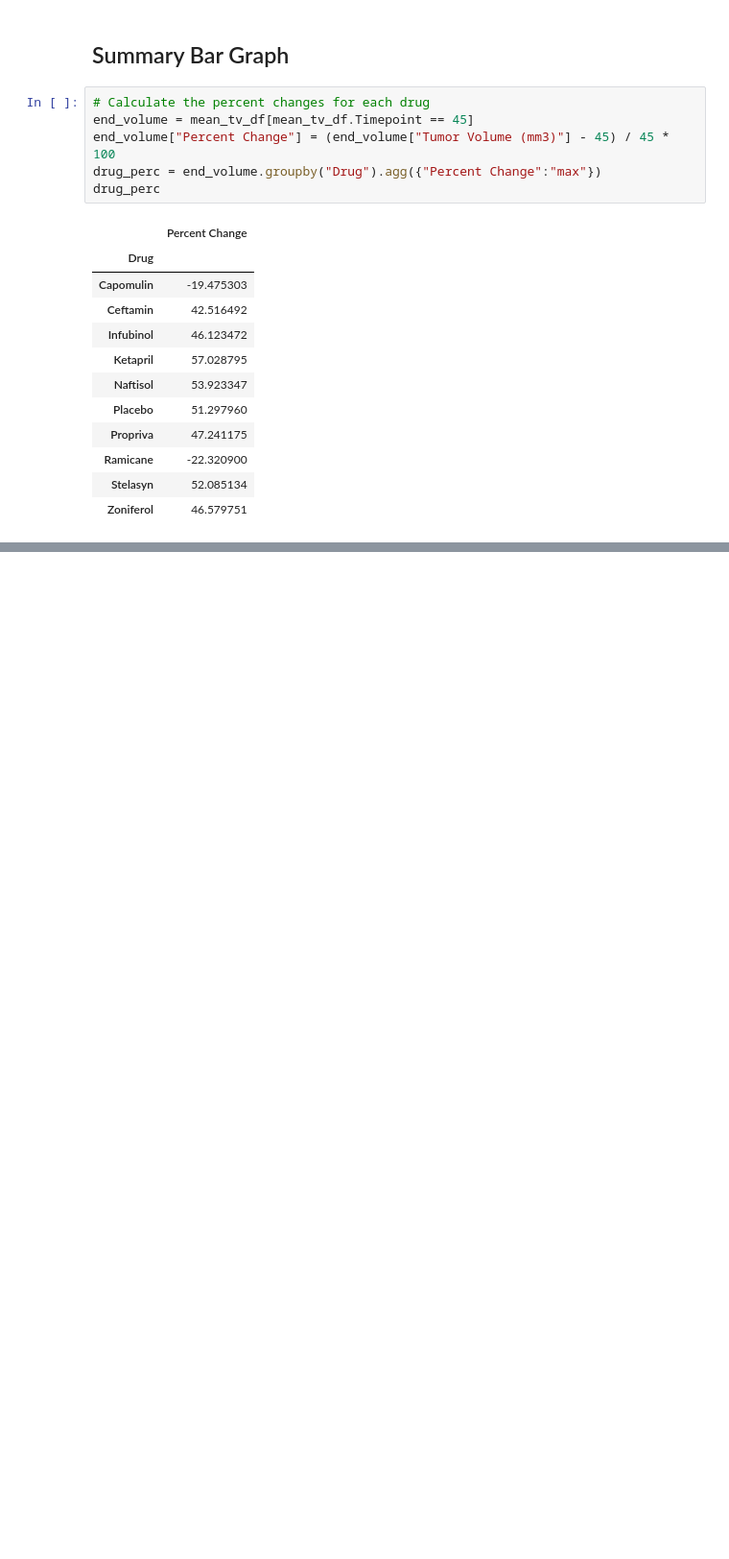
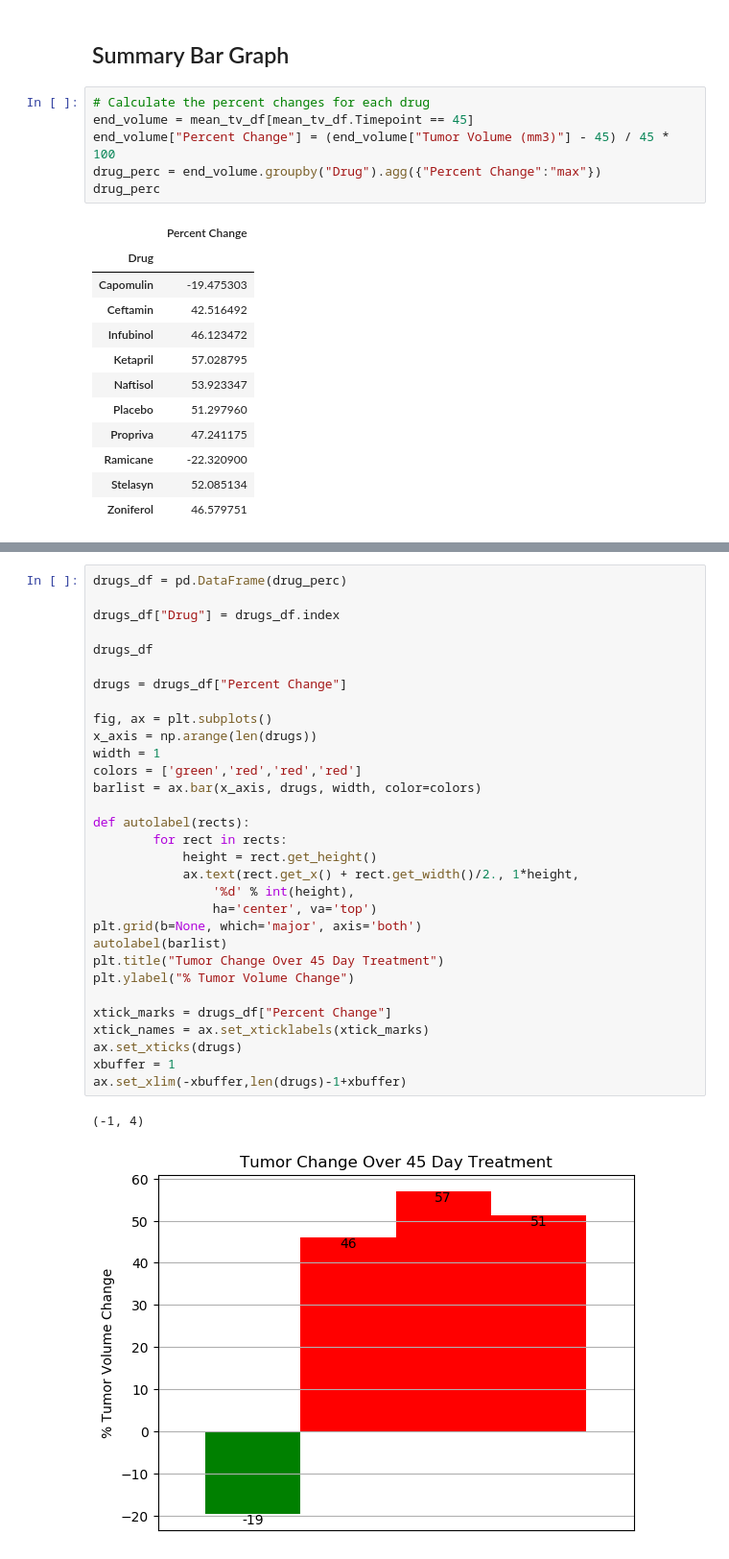
Before and after one commit to olutomiwaxl/Pymaceuticals2, a Jupyter notebook: pymaceuticals_starter.ipynb, the cells around one changed output, grey strips where cells are left out. Shown at 96% size. Cells and saved outputs as stored; diff of their text form; blank space fills up the shorter version.

```diff
--- a/pymaceuticals_starter.ipynb
+++ b/pymaceuticals_starter.ipynb
@@ -322,0 +299,34 @@ fig.show()
+# %%
+drugs_df = pd.DataFrame(drug_perc)
+
+drugs_df["Drug"] = drugs_df.index
+
+drugs_df
+
+drugs = drugs_df["Percent Change"]
+
+fig, ax = plt.subplots()
+x_axis = np.arange(len(drugs))
+width = 1
+colors = ['green','red','red','red']
+barlist = ax.bar(x_axis, drugs, width, color=colors)
+
+def autolabel(rects):
+        for rect in rects:
+            height = rect.get_height()
+            ax.text(rect.get_x() + rect.get_width()/2., 1*height,
+                '%d' % int(height),
+                ha='center', va='top')
+plt.grid(b=None, which='major', axis='both')
+autolabel(barlist)
+plt.title("Tumor Change Over 45 Day Treatment")
+plt.ylabel("% Tumor Volume Change")
+
+xtick_marks = drugs_df["Percent Change"]
+xtick_names = ax.set_xticklabels(xtick_marks)
+ax.set_xticks(drugs)
+xbuffer = 1
+ax.set_xlim(-xbuffer,len(drugs)-1+xbuffer)
+# %% [output]
+(-1, 4)
+[figure, added]
```
Also changed, not shown: parts of 3 cells of this notebook.
